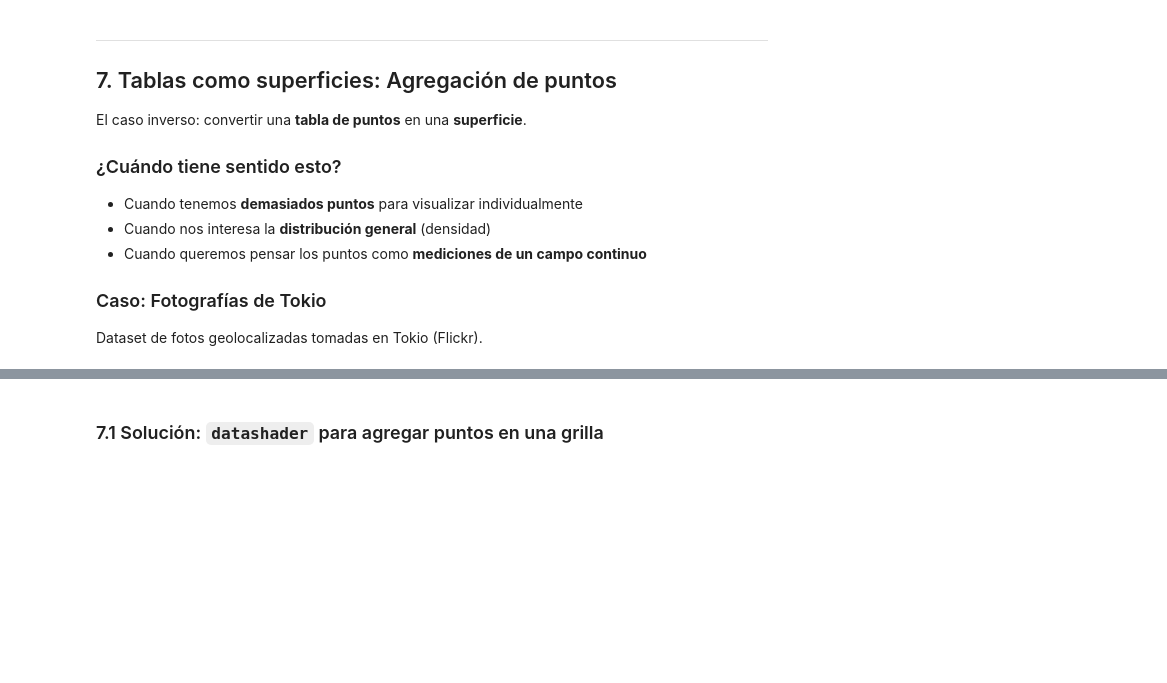
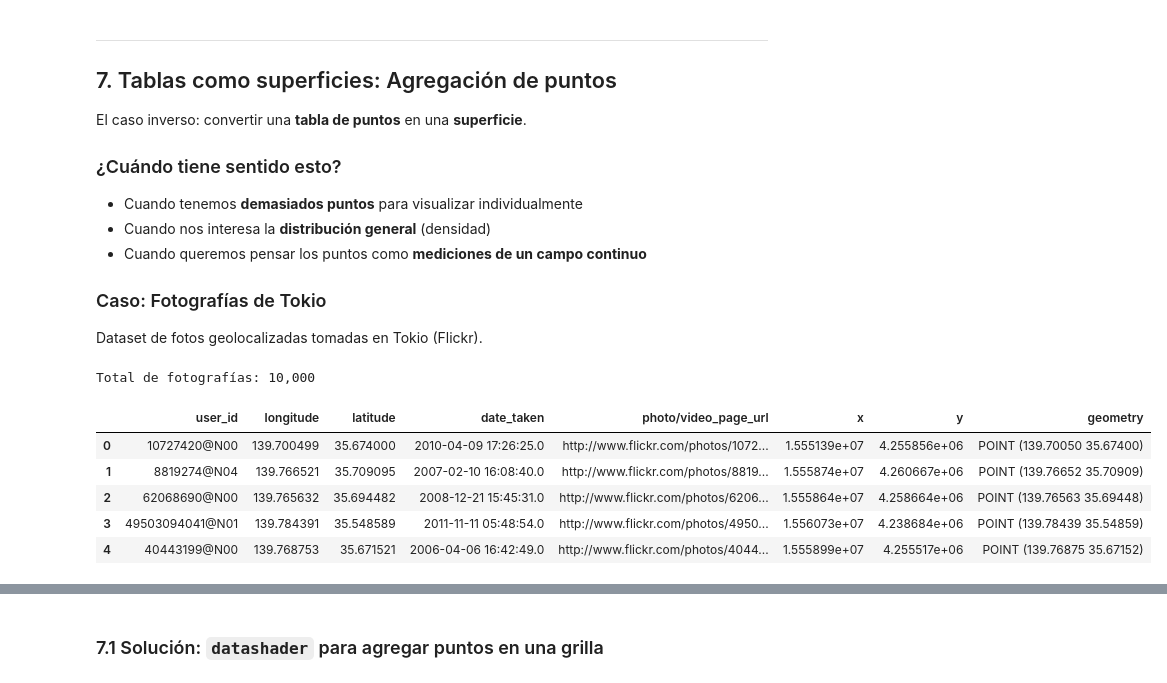
Before and after one commit to daniopitz/geodata, a Jupyter notebook: 01_datos_espaciales.ipynb, the cells around one changed output, grey strips where cells are left out. Cells and saved outputs as stored; diff of their text form; code cells hidden in the pictures; blank space fills up the shorter version.

```diff
--- a/01_datos_espaciales.ipynb
+++ b/01_datos_espaciales.ipynb
@@ -621,18 +616,26 @@ El caso inverso: convertir una **tabla de puntos** en una **superficie**.
 Dataset de fotos geolocalizadas tomadas en Tokio (Flickr).
 # %%
 # Cargar datos de puntos (fotografías de Tokio)
-gt_puntos = pandas.read_csv("../data/tokyo/tokyo_clean.csv")
+gt_puntos = pandas.read_csv("datos/external/tokyo/tokyo_clean.csv")
 
 # Convertir a GeoDataFrame
 geoms_puntos = geopandas.points_from_xy(
     x=gt_puntos["longitude"],
     y=gt_puntos["latitude"],
     crs="EPSG:4326"
 )
 gt_puntos = geopandas.GeoDataFrame(gt_puntos, geometry=geoms_puntos)
 
 print(f"Total de fotografías: {len(gt_puntos):,}")
 gt_puntos.head()
+# %% [output]
+Total de fotografías: 10,000
+|  | user_id | longitude | latitude | date_taken | photo/video_page_url | x | y | geometry |
+| 0 | 10727420@N00 | 139.700499 | 35.674000 | 2010-04-09 17:26:25.0 | http://www.flickr.com/photos/1072... | 1.555139e+07 | 4.255856e+06 | POINT (139.70050 35.67400) |
+| 1 | 8819274@N04 | 139.766521 | 35.709095 | 2007-02-10 16:08:40.0 | http://www.flickr.com/photos/8819... | 1.555874e+07 | 4.260667e+06 | POINT (139.76652 35.70909) |
+| 2 | 62068690@N00 | 139.765632 | 35.694482 | 2008-12-21 15:45:31.0 | http://www.flickr.com/photos/6206... | 1.555864e+07 | 4.258664e+06 | POINT (139.76563 35.69448) |
+| 3 | 49503094041@N01 | 139.784391 | 35.548589 | 2011-11-11 05:48:54.0 | http://www.flickr.com/photos/4950... | 1.556073e+07 | 4.238684e+06 | POINT (139.78439 35.54859) |
+| 4 | 40443199@N00 | 139.768753 | 35.671521 | 2006-04-06 16:42:49.0 | http://www.flickr.com/photos/4044... | 1.555899e+07 | 4.255517e+06 | POINT (139.76875 35.67152) |
 # %%
 # Problema: con tantos puntos, el mapa se satura (overplotting)
 gt_puntos.plot(figsize=(8, 6))
```
Also changed, not shown: parts of 27 cells of this notebook.
